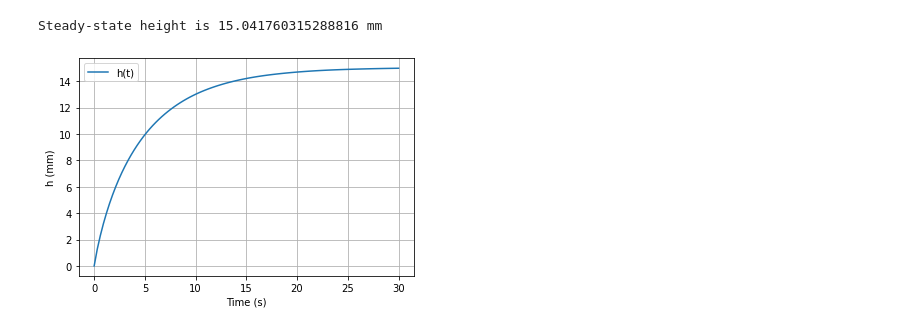
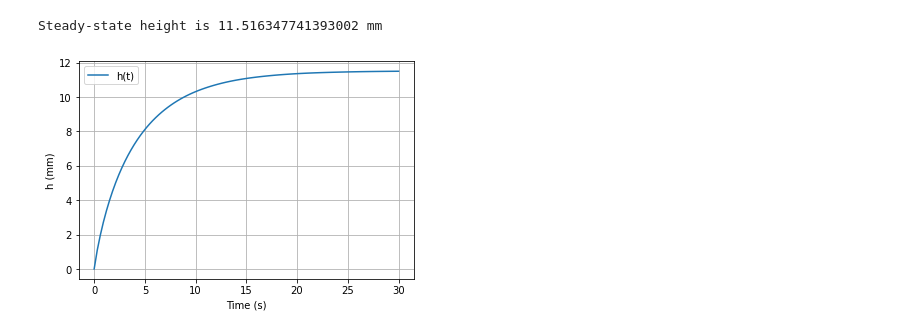
Before and after one commit to GajdaMJ/Process-Dynamics-and-Control-Project, a Jupyter notebook: Project 2 - Model.ipynb, the cells around one changed output. Cells and saved outputs as stored; diff of their text form; code cells hidden in the pictures.

```diff
--- a/Project 2 - Model.ipynb
+++ b/Project 2 - Model.ipynb
@@ -6,42 +8,44 @@ from scipy.integrate import solve_ivp
 # %%
+# First Model Draft
+
 # Data
-Qin = 8 * 10**(4)  # mm³/s
+Qin = 7 * 10**(4)  # mm³/s
 fv = 0.3
 d_ifp = 25 # mm
 d_i = 140 # mm
 g = 9810  # mm/s²
 h_max = 630 # mm
 
-def h(t, h, Qin, fv, d_ifp, di, g, h_max):
+def h(t, h, Qin, fv, d_ifp, d_i, g, h_max):
     if h <= h_max:
         dhdt = (Qin - (1/4) * fv * np.pi * (d_ifp)**2 * np.sqrt(2 * g * h)) / ((1/4) * np.pi * d_i**2)
     else:
         dhdt = 0
     return dhdt
 
 # Initial value
 h0 = [0]
 
 # Time span
 t = np.linspace(0, 30, 100)
 t_span = (t[0], t[-1])
 
 # Solve the differential equation
 sol = solve_ivp(h, t_span, h0, args=(Qin, fv, d_ifp, d_i, g, h_max), t_eval=t)
 
 if fv !=0:
     h_steady_state = (8/g)*(Qin/(fv*np.pi*(d_ifp)**2))**2
     print(f"Steady-state height is {h_steady_state} mm")
 else:
     print(f"No steady-state")
 
 # Plot results
 plt.plot(sol.t, sol.y[0], label="h(t)")
 plt.xlabel("Time (s)")
 plt.ylabel("h (mm)")
 plt.grid()
 plt.legend()
 plt.show()
 # %% [output]
-Steady-state height is 15.041760315288816 mm
+Steady-state height is 11.516347741393002 mm
-[figure, old version]
+[figure, new version]
```
Also changed, not shown: parts of 14 cells of this notebook, 28 other files.
